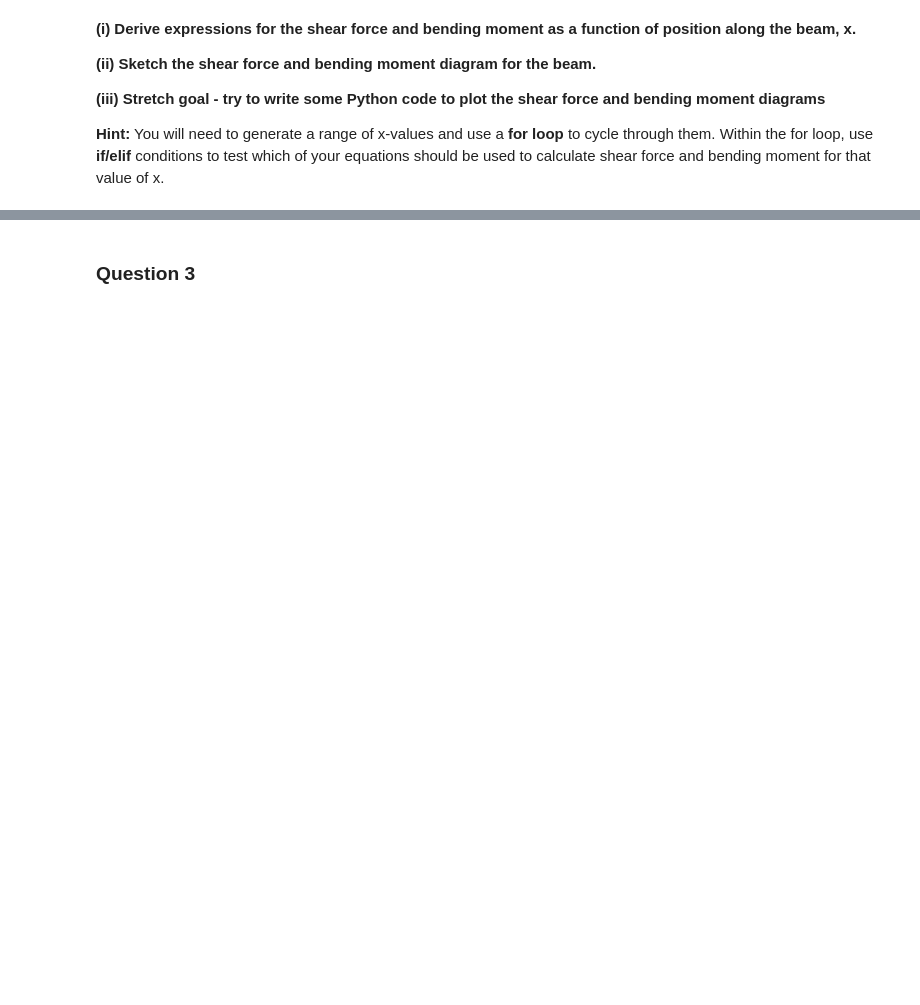
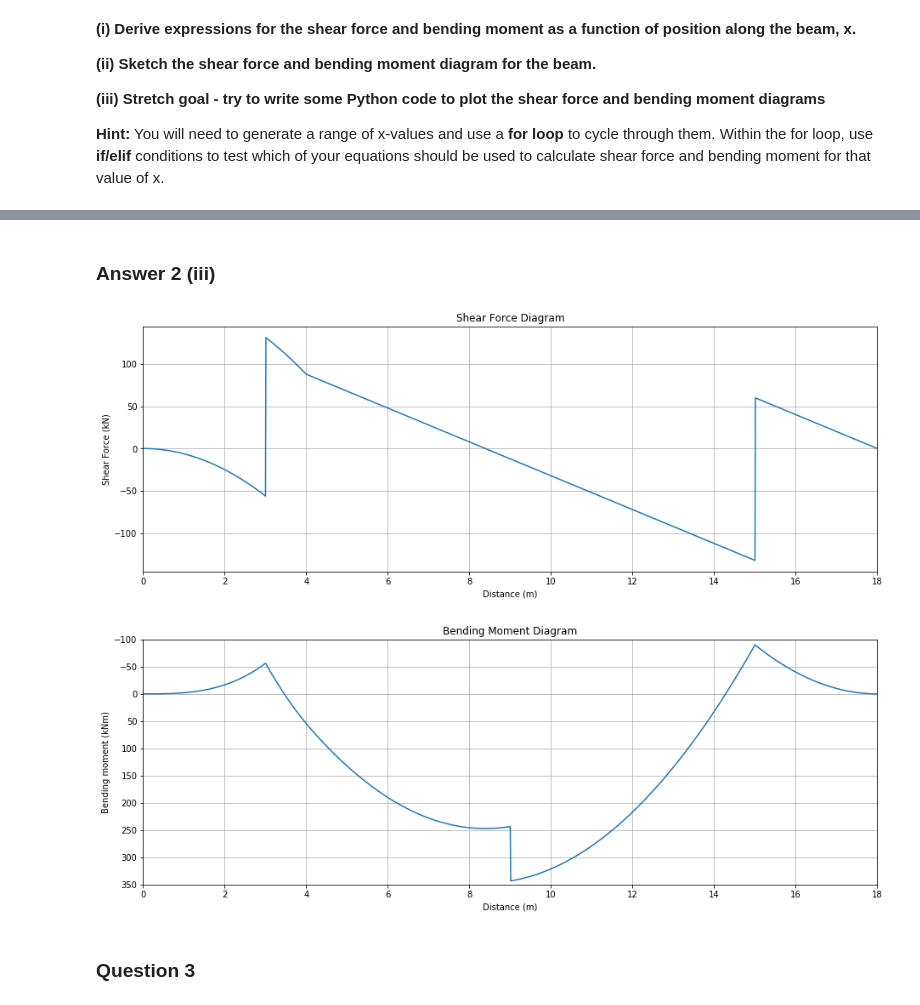
Before and after one commit to drseanc/ENG1001SF, a Jupyter notebook: Tutorial Sheets/Week 4 - Tutorial Sheet.ipynb, the cells around one changed output, grey strips where cells are left out. Cells and saved outputs as stored; diff of their text form; code cells hidden in the pictures; blank space fills up the shorter version.

```diff
--- a/Tutorial Sheets/Week 4 - Tutorial Sheet.ipynb
+++ b/Tutorial Sheets/Week 4 - Tutorial Sheet.ipynb
@@ -41,3 +171,57 @@ print("- Author: Dr SPCarroll, Sept 2020, Rev 0")
+# %% [markdown]
+### Answer 2 (iii)
+# %%
+delta_x = 0.01 #Increment for values of x
+X = np.arange(0,18+delta_x,delta_x) #Generate a range of x values
+SF = np.array([]) #Initialise an array to hold shear force values at each x position
+BM = np.array([]) #Initialise an array to hold bending moment values at each x position
+
+#Loop through all values of x in X
+for x in X:
+    #Check to see which set of equations apply then calculate the shear force and bending moment
+    if(x>=0 and x<=3):
+        M = -(50*x**3)/24
+        S = -(50*x**2)/8
+    elif(x>3 and x<=4):
+        M = -(50*x**3)/24 + 187.75*x - 563.25
+        S = -(50*x**2)/8 + 187.75
+    elif(x>4 and x<=9):
+        M = -10*x**2 + 167.75*x - 456.25
+        S = -20*x + 167.75
+    elif(x>9 and x<=15):
+        M = -10*x**2 + 167.75*x - 356.25
+        S = -20*x + 167.75
+    elif(x>15 and x<=18):
+        M = -10*x**2 + 360*x - 3240
+        S = -20*x + 360
+
+    #Store the valuer of shear force and bending moment in the arrays initialised above
+    BM = np.append(BM, M)
+    SF = np.append(SF, S)
+
+#Plot SFD
+fig = plt.figure() #Define a new figure
+axes = fig.add_axes([0.1,0.1,2,1]) #Add a set of axes to the figure defining axes location and size
+axes.plot(X,SF,) #Plot x versus M with a blue line with circles indicated data points
+axes.set_xlim(0,18)
+axes.set_xlabel('Distance (m)') #set an x-label
+axes.set_ylabel('Shear Force (kN)') #set a y-label
+axes.set_title('Shear Force Diagram') #set a title
+axes.grid() #Show a grid
+
+#Plot BMD
+fig = plt.figure() #Define a new figure
+axes = fig.add_axes([0.1,0.1,2,1]) #Add a set of axes to the figure defining axes location and size
+axes.plot(X,BM,) #Plot x versus M with a blue line with circles indicated data points
+axes.set_ylim(350,-100) #Invert y-axis (for BMD positive downwards)
+axes.set_xlim(0,18)
+axes.set_xlabel('Distance (m)') #set an x-label
+axes.set_ylabel('Bending moment (kNm)') #set a y-label
+axes.set_title('Bending Moment Diagram') #set a title
+axes.grid() #Show a grid
+# %% [output]
+[figure, added]
+[figure, added]
 # %% [markdown]
 ### Question 3
 # %% [markdown]
```
Also changed, not shown: parts of 17 cells of this notebook.
